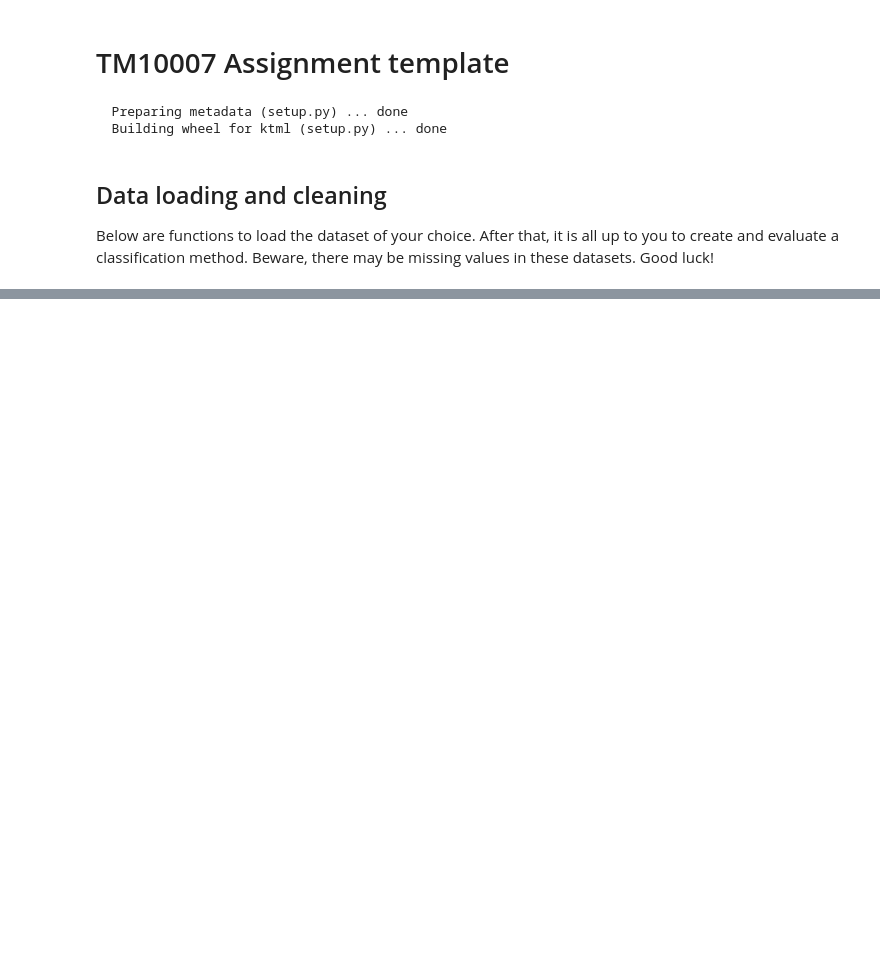
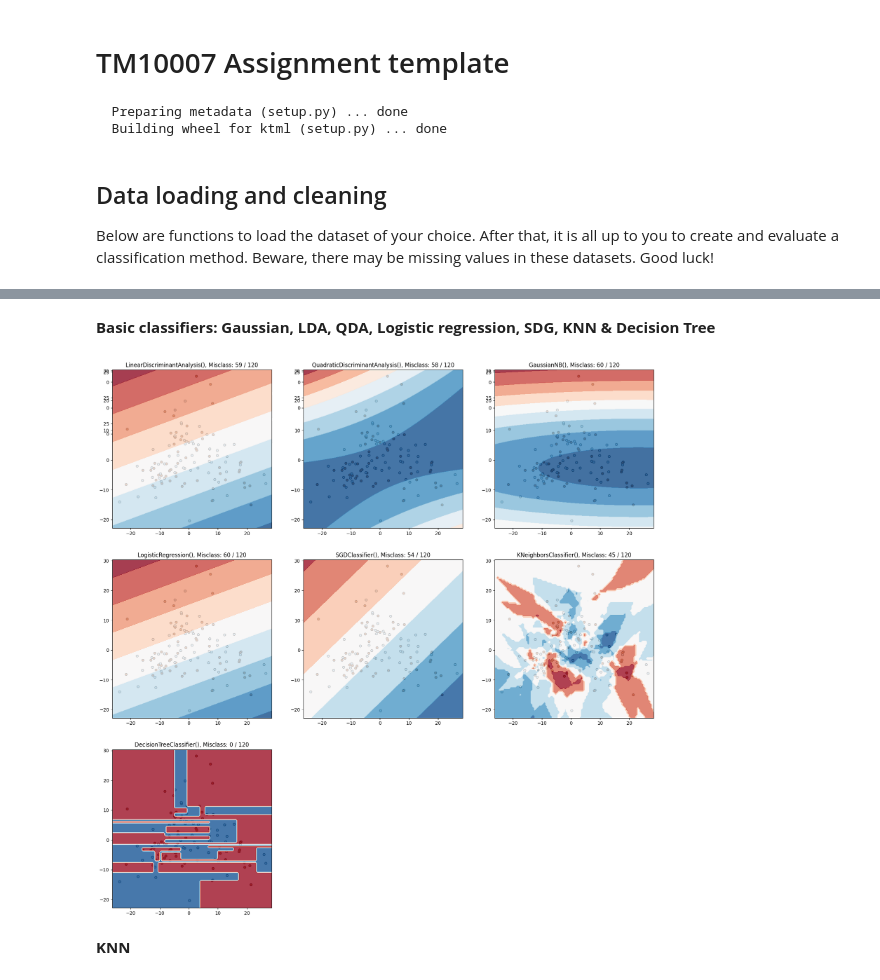
Before and after one commit to folkertj00/liver_learning, a Jupyter notebook: assignment.ipynb, the cells around one changed output, grey strips where cells are left out. Cells and saved outputs as stored; diff of their text form; code cells hidden in the pictures; blank space fills up the shorter version.

```diff
--- a/assignment.ipynb
+++ b/assignment.ipynb
@@ -76,0 +249,47 @@ The number of samples: 29
+# %% [markdown]
+**Basic classifiers: Gaussian, LDA, QDA, Logistic regression, SDG, KNN & Decision Tree**
+# %%
+# Plot several basic classifiers and plot the result. Define misclasses
+clsfs = [LinearDiscriminantAnalysis(),QuadraticDiscriminantAnalysis(),GaussianNB(),
+         LogisticRegression(),SGDClassifier(),KNeighborsClassifier(),DecisionTreeClassifier()]
+Xs = X_train_pca
+Ys = y_train_list
+clfs_fit = list()
+
+# First make a plot without classifiers:
+fig = plt.figure(figsize=(21,3*len(clsfs)))
+num = 0  # Iteration number for the subplots
+
+for num in range(0,7):
+    ax = fig.add_subplot(21, 3, num + 1)
+    ax.scatter(Xs[:, 0], Xs[:, 1], marker='o', c=Ys,
+            s=25, edgecolor='k', cmap=plt.cm.Paired)
+
+
+# Fit the classifiers and add them to the plot
+num=0
+Xt=list()
+Yt=list()
+for clf in clsfs:
+    # Fit classifier
+    clf.fit(Xs,Ys)
+    y_pred=clf.predict(Xs)
+    # Predict labels using fitted classifier
+
+    # Make scatterplot of features
+    ax = fig.add_subplot(3, 3, num + 1)
+    ax.scatter(Xs[:, 0], Xs[:, 1], marker='o', c=Ys,
+            s=25, edgecolor='k', cmap=plt.cm.Paired)
+    colorplot(clf, ax, Xs[:,0], Xs[:,1])
+    # Add overlay through colorplot function
+    t=(f"{clf}, Misclass: %d / %d" % ((Ys!=y_pred).sum(), Xs.shape[0]))
+    ax.set_title(t)
+    num+=1
+
+    clfs_fit.append(clf)
+    Xt.append(Xs)
+    Yt.append(Ys)
+# %% [output]
+[figure, added]
+# %% [markdown]
+**KNN**
```
Also changed, not shown: parts of 15 cells of this notebook.
